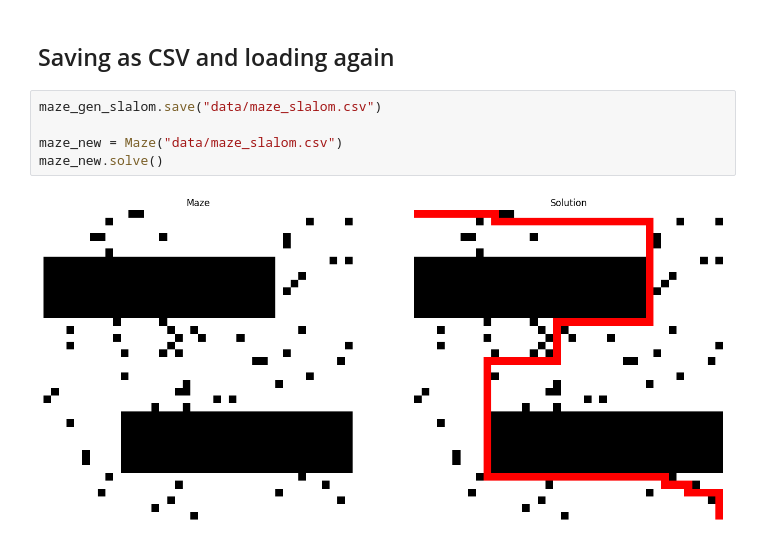
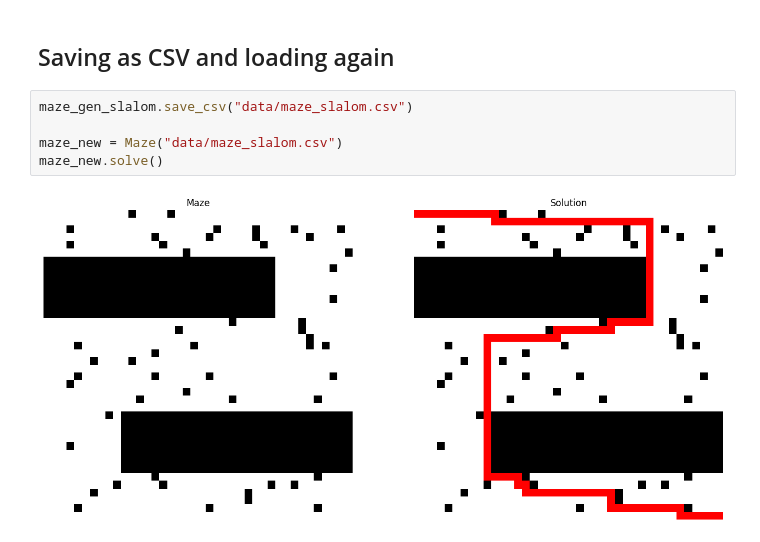
Before and after one commit to docherak/vvp_bludiste, a Jupyter notebook: examples.ipynb, the cells around one changed output. Cells and saved outputs as stored; diff of their text form.

```diff
--- a/examples.ipynb
+++ b/examples.ipynb
@@ -167,9 +169,9 @@ Path does not exist.
 # %% [markdown]
 ## Saving as CSV and loading again
 # %%
-maze_gen_slalom.save("data/maze_slalom.csv")
+maze_gen_slalom.save_csv("data/maze_slalom.csv")
 
 maze_new = Maze("data/maze_slalom.csv")
 maze_new.solve()
 # %% [output]
-[figure, old version]
+[figure, new version]
```
Also changed, not shown: parts of 7 cells of this notebook, 4 other files.
